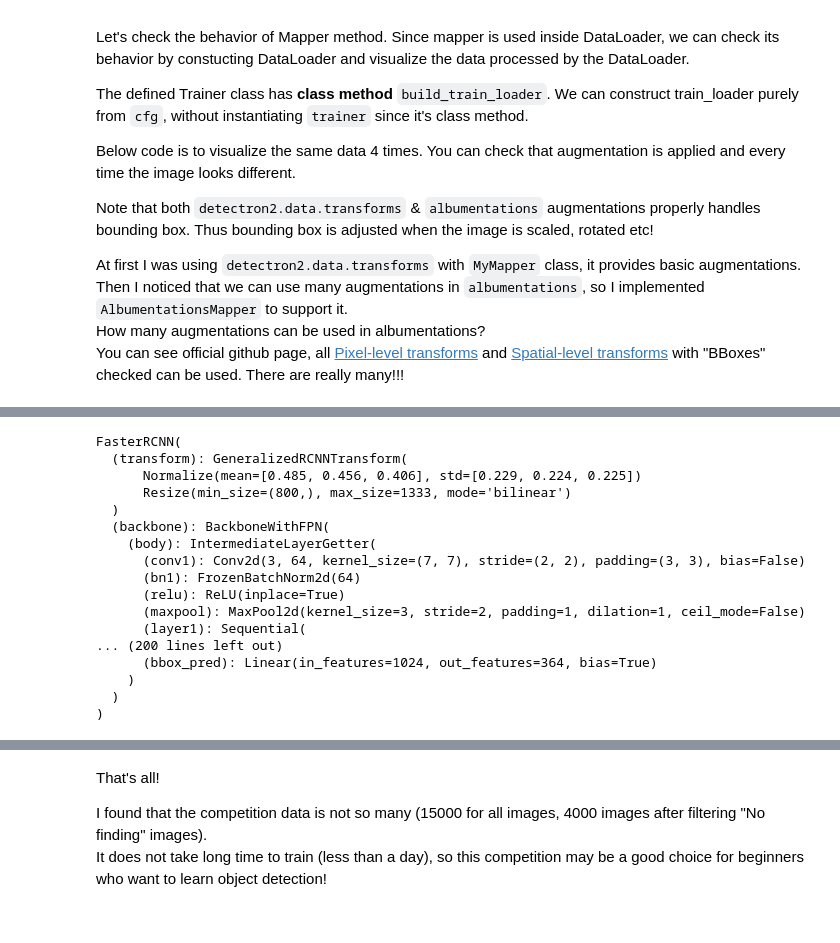
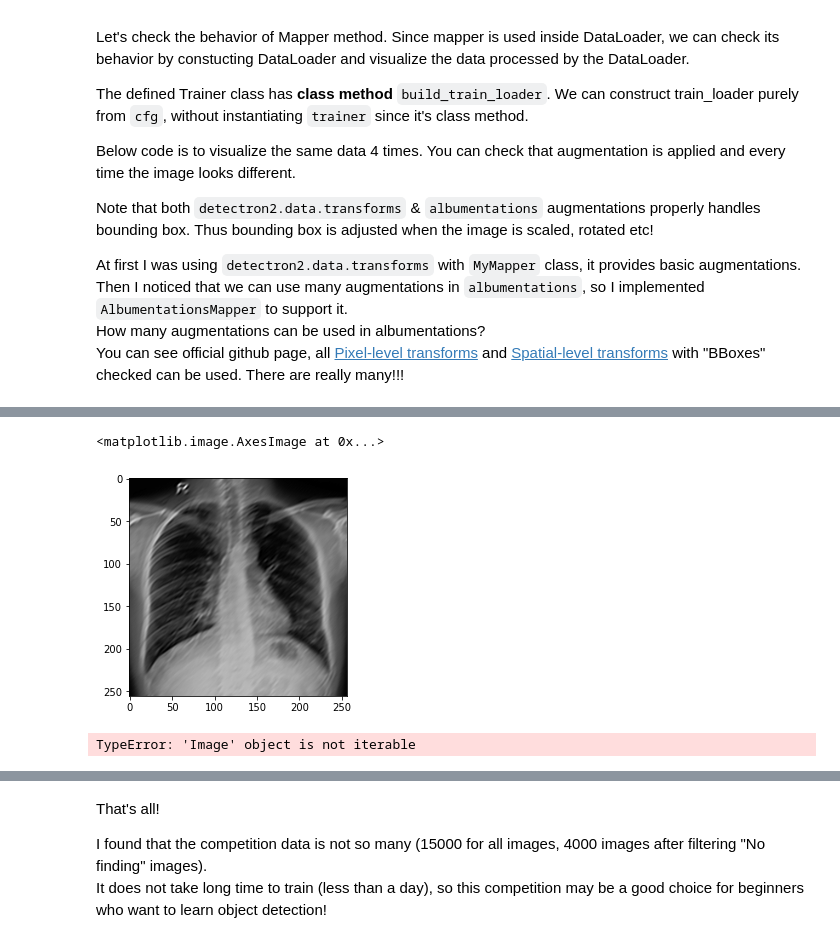
Before and after one commit to Hryniewska/VinBigData, a Jupyter notebook: vinbigdata-detectron2-train.ipynb, the cells around one changed output, grey strips where cells are left out. Drawn from its saved outputs; the diff is of its cells as text; code cells hidden in the pictures.

```diff
--- a/vinbigdata-detectron2-train.ipynb
+++ b/vinbigdata-detectron2-train.ipynb
@@ -1802,33 +1855,15 @@ Visualization img (256, 256, 3) saved in results/v9/vinbigdata_1_aug3.jpg
 # %%
-#TODO create model explanations
-# visualize XAI to discover what model had learnt
+# #TODO create model explanations
+# # visualize XAI to discover what model had learnt
 
-from pytorch_grad_cam import GradCAM, ScoreCAM, GradCAMPlusPlus, AblationCAM, XGradCAM, EigenCAM
-from pytorch_grad_cam.utils.image import show_cam_on_image
-import torchvision.models as models
-import torchvision
+# from pytorch_grad_cam import GradCAM, ScoreCAM, GradCAMPlusPlus, AblationCAM, XGradCAM, EigenCAM
+# from pytorch_grad_cam.utils.image import show_cam_on_image
+# import torchvision.models as models
+# import torchvision
 
-torch.cuda.empty_cache()
-torch.cuda.memory_summary(device=None, abbreviated=False)
+# torch.cuda.empty_cache()
+# torch.cuda.memory_summary(device=None, abbreviated=False)
 
-model = models.detection.fasterrcnn_resnet50_fpn(pretrained=True)
-model.cpu()
-print(model)
+# model = models.detection.fasterrcnn_resnet50_fpn(pretrained=True)
+# model.cpu()
+# print(model)
-# %% [output]
-FasterRCNN(
-  (transform): GeneralizedRCNNTransform(
-      Normalize(mean=[0.485, 0.456, 0.406], std=[0.229, 0.224, 0.225])
-      Resize(min_size=(800,), max_size=1333, mode='bilinear')
-  )
-  (backbone): BackboneWithFPN(
-    (body): IntermediateLayerGetter(
-      (conv1): Conv2d(3, 64, kernel_size=(7, 7), stride=(2, 2), padding=(3, 3), bias=False)
-      (bn1): FrozenBatchNorm2d(64)
-      (relu): ReLU(inplace=True)
-      (maxpool): MaxPool2d(kernel_size=3, stride=2, padding=1, dilation=1, ceil_mode=False)
-      (layer1): Sequential(
-... (200 lines left out)
-      (bbox_pred): Linear(in_features=1024, out_features=364, bias=True)
-    )
-  )
-)
@@ -1835 +1907,19 @@ FasterRCNN(
+# %%
+from PIL import Image
+
+def get_image(path):
+    with open(os.path.abspath(path), 'rb') as f:
+        with Image.open(f) as img:
+            return img.convert('RGB')
+
+img = get_image(str(imgdir) + '/test/0b2105548746dc55aa03324d07e2a2ed.png')
+plt.imshow(img)
+# %% [output]
+<matplotlib.image.AxesImage at 0x...>
+[figure, added]
+# %%
+test_pred = batch_predict(pill_transf(img))
+test_pred.squeeze().argmax()
+# %% [output]
+TypeError: 'Image' object is not iterable
 # %%
```
Also changed, not shown: parts of 17 cells of this notebook, 1 other file.
